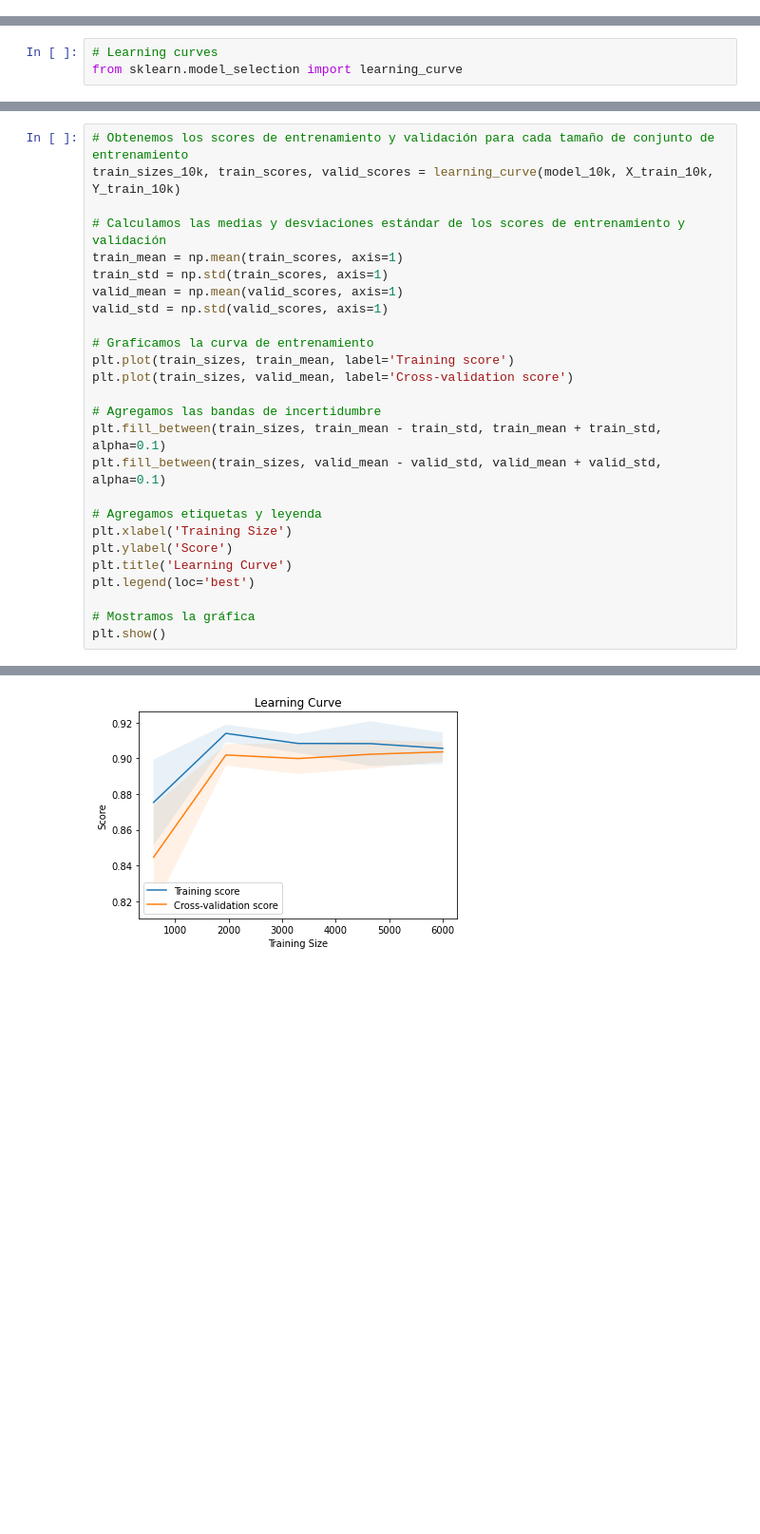
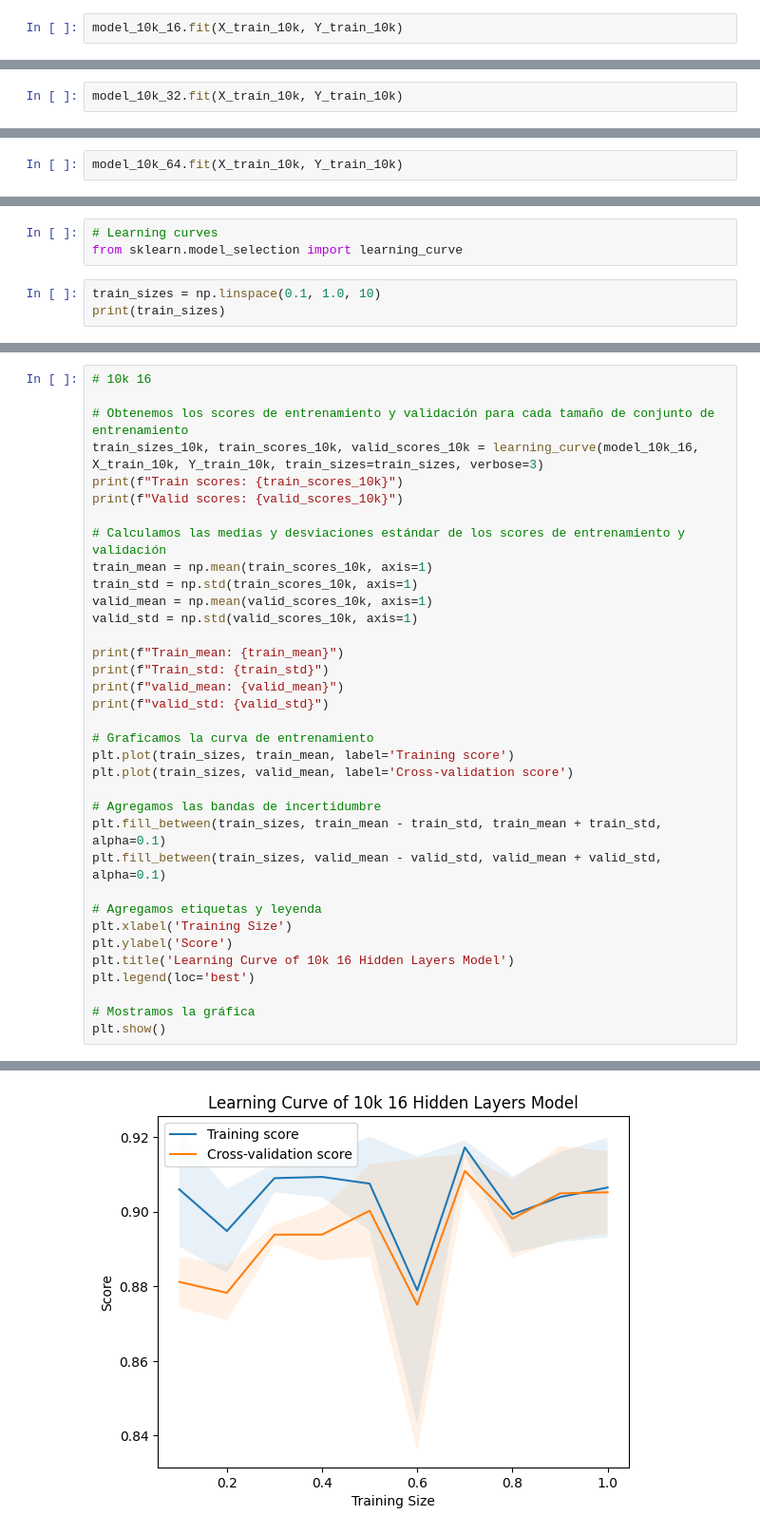
Before and after one commit to javierhto/car-detection-yolo, a Jupyter notebook: Yolov5_DeepSort_Pytorch/MLP.ipynb, the cells around one changed output, grey strips where cells are left out. Shown at 95% size. Cells and saved outputs as stored; diff of their text form; blank space fills up the shorter version.

```diff
--- a/Yolov5_DeepSort_Pytorch/MLP.ipynb
+++ b/Yolov5_DeepSort_Pytorch/MLP.ipynb
@@ -117,0 +198,2 @@ MLPClassifier(hidden_layer_sizes=(32,), max_iter=1000, random_state=1)
+# %%
+model_10k_16.fit(X_train_10k, Y_train_10k)
@@ -117,0 +202,2 @@ MLPClassifier(hidden_layer_sizes=(32,), max_iter=1000, random_state=1)
+# %%
+model_10k_32.fit(X_train_10k, Y_train_10k)
@@ -117,0 +206,2 @@ MLPClassifier(hidden_layer_sizes=(32,), max_iter=1000, random_state=1)
+# %%
+model_10k_64.fit(X_train_10k, Y_train_10k)
@@ -118,3 +676,6 @@ MLPClassifier(hidden_layer_sizes=(32,), max_iter=1000, random_state=1)
 # %%
 # Learning curves
 from sklearn.model_selection import learning_curve
+# %%
+train_sizes = np.linspace(0.1, 1.0, 10)
+print(train_sizes)
@@ -149,12 +1065,21 @@ plt.show()
 # %%
+# 10k 16
+
 # Obtenemos los scores de entrenamiento y validación para cada tamaño de conjunto de entrenamiento
-train_sizes_10k, train_scores, valid_scores = learning_curve(model_10k, X_train_10k, Y_train_10k)
+train_sizes_10k, train_scores_10k, valid_scores_10k = learning_curve(model_10k_16, X_train_10k, Y_train_10k, train_sizes=train_sizes, verbose=3)
+print(f"Train scores: {train_scores_10k}")
+print(f"Valid scores: {valid_scores_10k}")
 
 # Calculamos las medias y desviaciones estándar de los scores de entrenamiento y validación
-train_mean = np.mean(train_scores, axis=1)
-train_std = np.std(train_scores, axis=1)
-valid_mean = np.mean(valid_scores, axis=1)
-valid_std = np.std(valid_scores, axis=1)
+train_mean = np.mean(train_scores_10k, axis=1)
+train_std = np.std(train_scores_10k, axis=1)
+valid_mean = np.mean(valid_scores_10k, axis=1)
+valid_std = np.std(valid_scores_10k, axis=1)
+
+print(f"Train_mean: {train_mean}")
+print(f"Train_std: {train_std}")
+print(f"valid_mean: {valid_mean}")
+print(f"valid_std: {valid_std}")
 
 # Graficamos la curva de entrenamiento
 plt.plot(train_sizes, train_mean, label='Training score')
@@ -167,7 +1092,7 @@ plt.fill_between(train_sizes, valid_mean - valid_std, valid_mean + valid_std, al
 # Agregamos etiquetas y leyenda
 plt.xlabel('Training Size')
 plt.ylabel('Score')
-plt.title('Learning Curve')
+plt.title('Learning Curve of 10k 16 Hidden Layers Model')
 plt.legend(loc='best')
 
 # Mostramos la gráfica
@@ -176 +1125 @@ plt.show()
-[figure, old version]
+[figure, new version]
```
Also changed, not shown: parts of 76 cells of this notebook, 6 other files.
